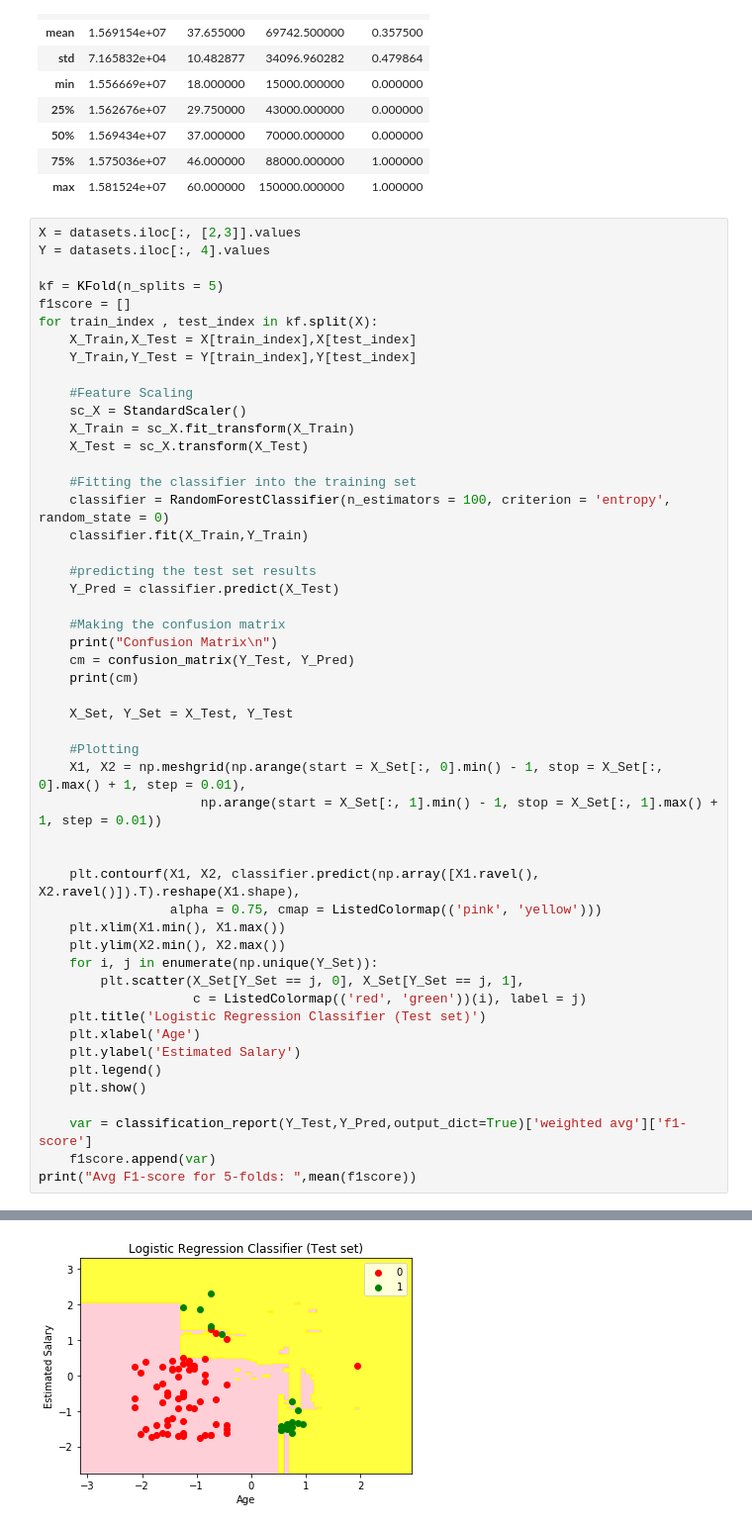
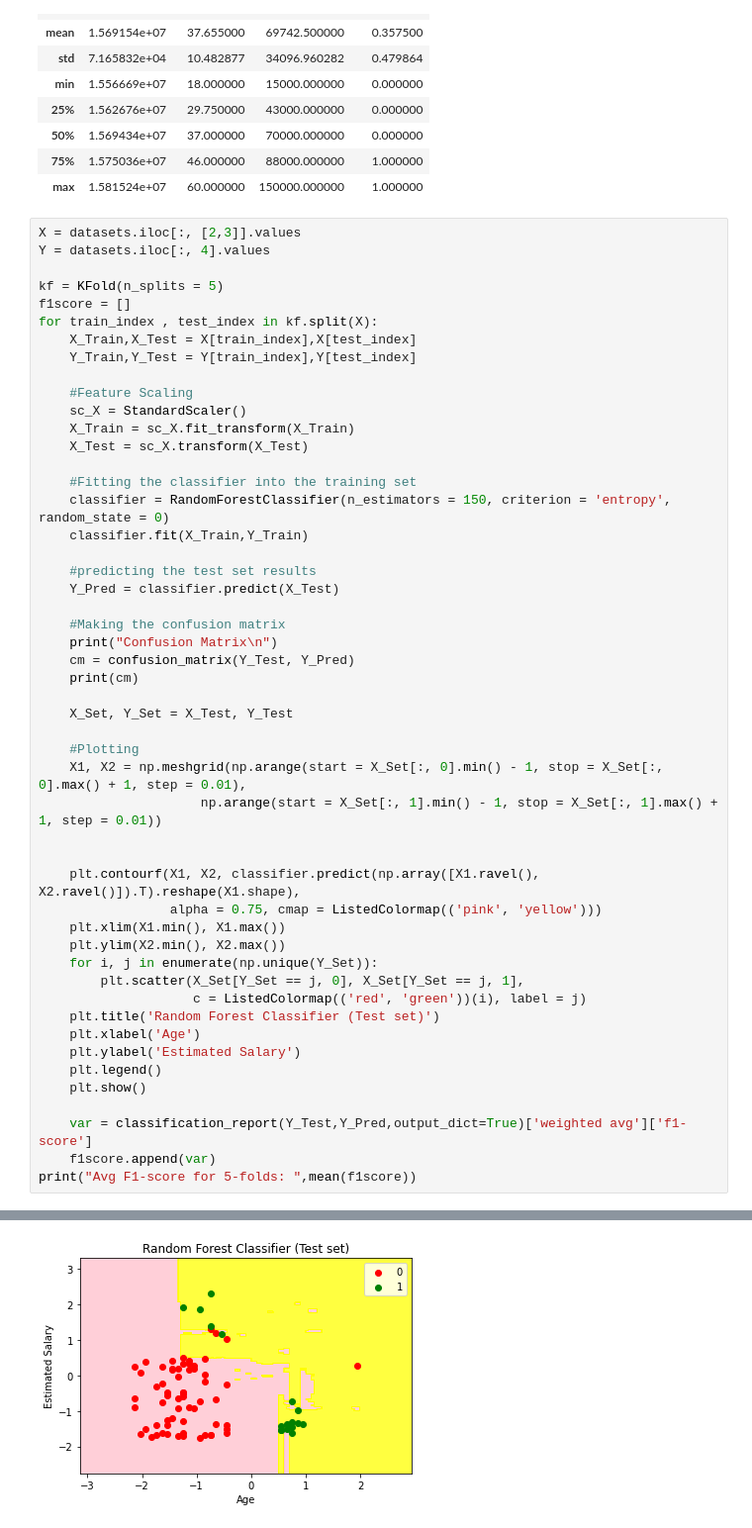
Before and after one commit to Nikunj2102/SocialNetworkAdsClassifier, a Jupyter notebook: RandomForest.ipynb, the cells around one changed output, grey strips where cells are left out. Shown: that part at 99% size. Drawn from its saved outputs; the diff is of its cells as text.

```diff
--- a/RandomForest.ipynb
+++ b/RandomForest.ipynb
@@ -45,7 +45,7 @@ for train_index , test_index in kf.split(X):
     X_Test = sc_X.transform(X_Test)
 
     #Fitting the classifier into the training set
-    classifier = RandomForestClassifier(n_estimators = 100, criterion = 'entropy', random_state = 0)
+    classifier = RandomForestClassifier(n_estimators = 150, criterion = 'entropy', random_state = 0)
     classifier.fit(X_Train,Y_Train)
 
     #predicting the test set results
@@ -70,7 +70,7 @@ for train_index , test_index in kf.split(X):
     for i, j in enumerate(np.unique(Y_Set)):
         plt.scatter(X_Set[Y_Set == j, 0], X_Set[Y_Set == j, 1],
                     c = ListedColormap(('red', 'green'))(i), label = j)
-    plt.title('Logistic Regression Classifier (Test set)')
+    plt.title('Random Forest Classifier (Test set)')
     plt.xlabel('Age')
     plt.ylabel('Estimated Salary')
     plt.legend()
@@ -89,3 +89,3 @@ Confusion Matrix
-[figure, old version]
+[figure, new version]
 Confusion Matrix
 
```
Also changed, not shown: parts of 1 cell of this notebook.
